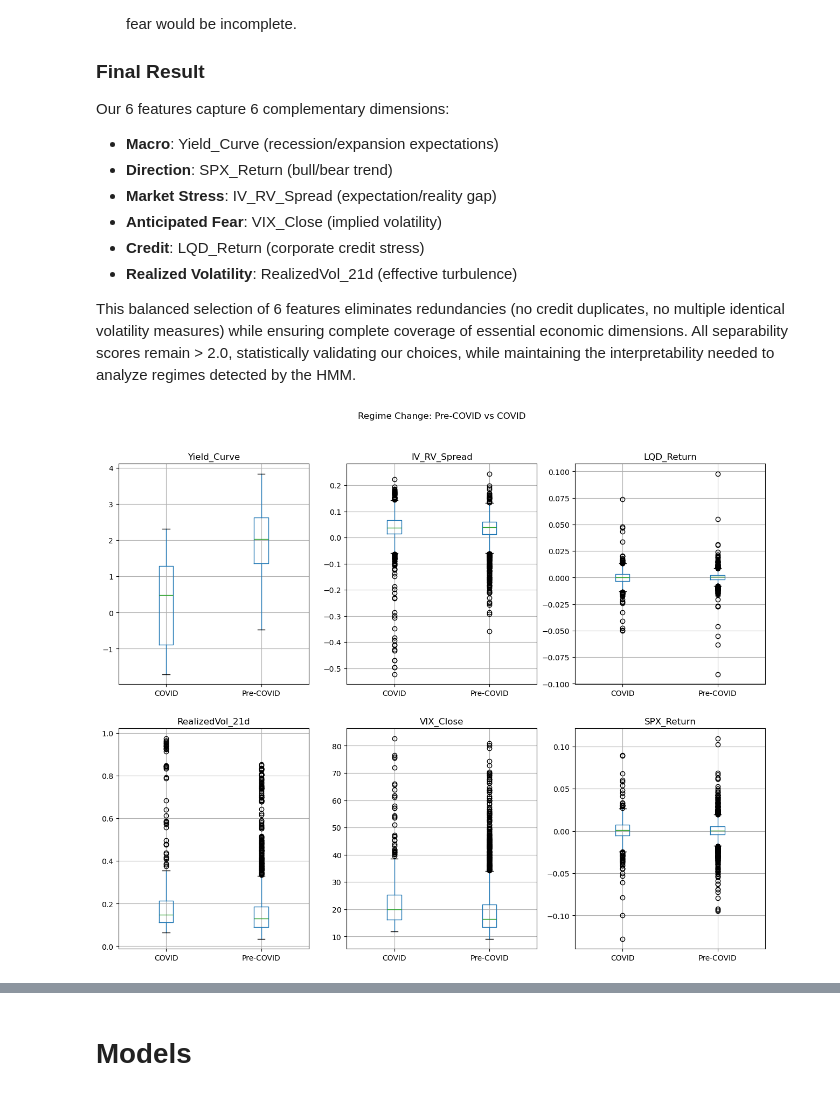
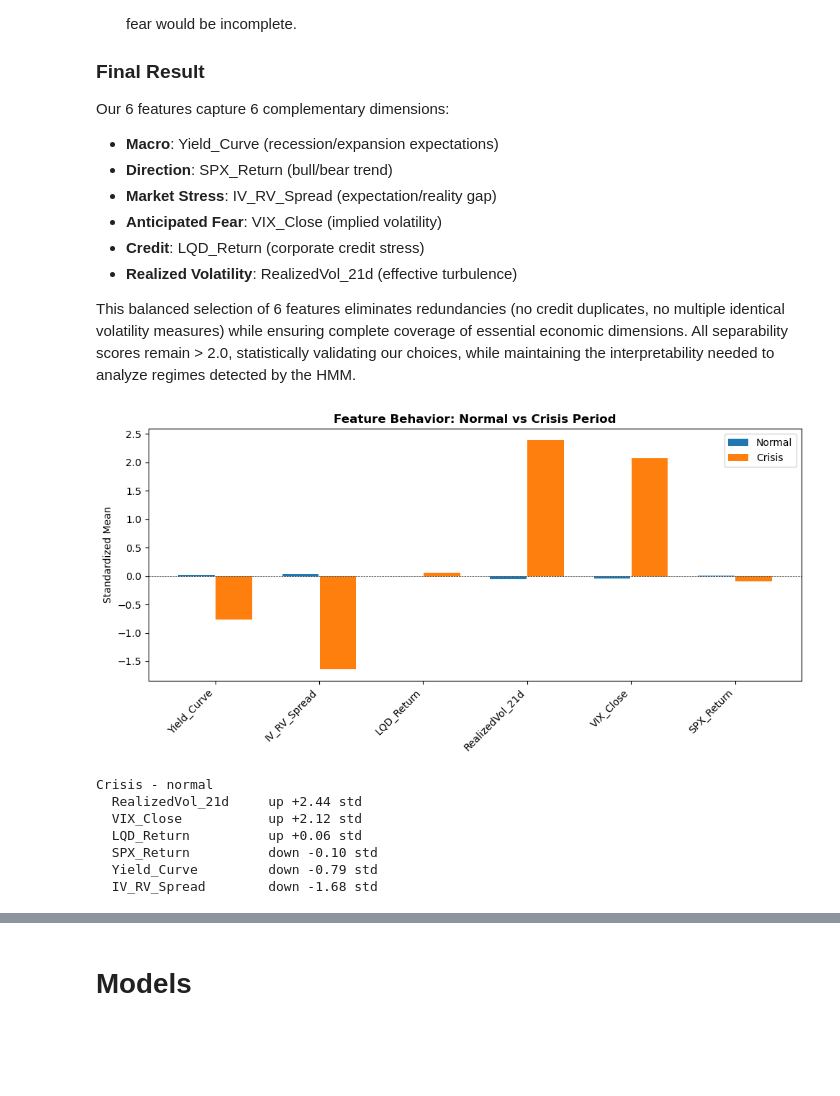
Before and after one commit to Maxx0345/MarketRegimeLab, a Jupyter notebook: MLv3[1].ipynb, the cells around one changed output, grey strips where cells are left out. Drawn from its saved outputs; the diff is of its cells as text; code cells hidden in the pictures; blank space fills up the shorter version.

```diff
--- a/MLv3[1].ipynb
+++ b/MLv3[1].ipynb
@@ -524,25 +508,42 @@ Our 6 features capture 6 complementary dimensions:
 - **Realized Volatility**: RealizedVol_21d (effective turbulence)
 
 This balanced selection of 6 features eliminates redundancies (no credit duplicates, no multiple identical volatility measures) while ensuring complete coverage of essential economic dimensions. All separability scores remain > 2.0, statistically validating our choices, while maintaining the interpretability needed to analyze regimes detected by the HMM.
-# %%
-features_hmm = ["Yield_Curve", "IV_RV_Spread", "LQD_Return", "RealizedVol_21d", "VIX_Close", "SPX_Return"]
-
-# Create period variable
-df_final["period"] = (df_final.index < "2020-03-01")
-df_final["period"] = df_final["period"].map({True: "Pre-COVID", False: "COVID"})
-
-# Boxplots Pre-COVID vs COVID
-fig, axes = plt.subplots(2, 3, figsize=(15, 12))
-axes = axes.flatten()
-
-for i, feature in enumerate(features_hmm):
-    df_final.boxplot(column=feature, by="period", ax=axes[i])
-    axes[i].set_title(feature)
-    axes[i].set_xlabel("")
-    axes[i].get_figure().suptitle("")
-
-plt.suptitle("Regime Change: Pre-COVID vs COVID")
-plt.show()
-# %% [output]
-[figure, removed]
+# %%
+features_hmm = ["Yield_Curve", "IV_RV_Spread", "LQD_Return","RealizedVol_21d", "VIX_Close", "SPX_Return"]
+
+df_final["period"] = np.where(
+    (df_final.index >= "2020-02-15") & (df_final.index <= "2020-06-30"),
+    "Crisis", "Normal")
+df_norm = df_final[features_hmm].apply(zscore, nan_policy='omit')
+df_norm["period"] = df_final["period"]
+means = df_norm.groupby("period")[features_hmm].mean()
+
+# Plot
+fig, ax = plt.subplots(figsize=(10, 5))
+x = np.arange(len(features_hmm))
+ax.bar(x - 0.18, means.loc["Normal"], 0.35, label="Normal")
+ax.bar(x + 0.18, means.loc["Crisis"], 0.35, label="Crisis")
+ax.set_ylabel("Standardized Mean")
+ax.set_xticks(x)
+ax.set_xticklabels(features_hmm, rotation=45, ha="right")
+ax.axhline(0, color="black", linewidth=0.5, linestyle="--")
+ax.legend()
+ax.set_title("Feature Behavior: Normal vs Crisis Period", fontweight="bold")
+plt.tight_layout()
+plt.show()
+
+print("\nCrisis - normal")
+shift = means.loc["Crisis"] - means.loc["Normal"]
+for feat, val in shift.sort_values(ascending=False).items():
+    direction = "up" if val > 0 else "down"
+    print("  " + feat.ljust(20) + direction + " " + "%+.2f" % val + " std")
+# %% [output]
+[figure, added]
+Crisis - normal
+  RealizedVol_21d     up +2.44 std
+  VIX_Close           up +2.12 std
+  LQD_Return          up +0.06 std
+  SPX_Return          down -0.10 std
+  Yield_Curve         down -0.79 std
+  IV_RV_Spread        down -1.68 std
 # %% [markdown]
```
Also changed, not shown: parts of 71 cells of this notebook.
